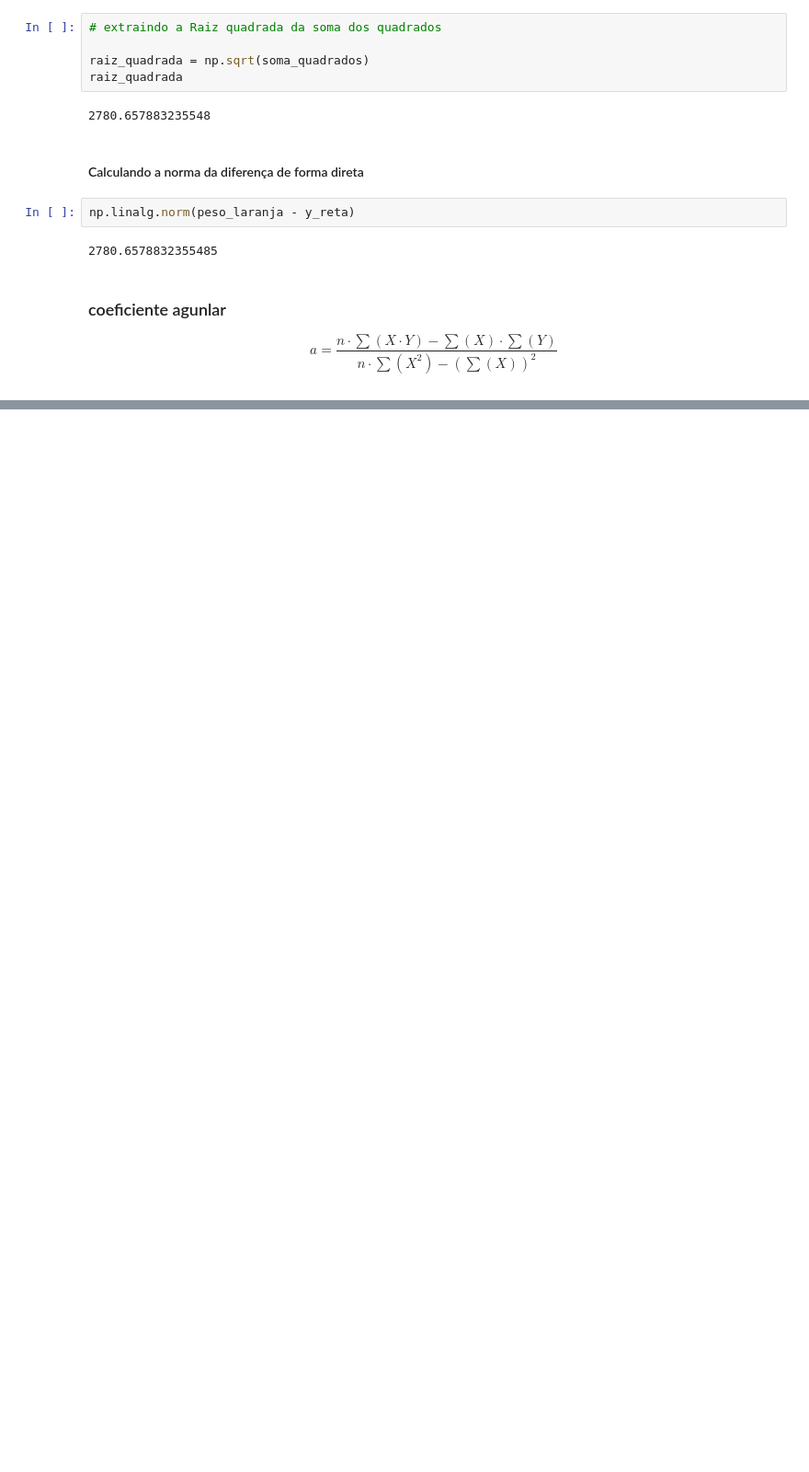
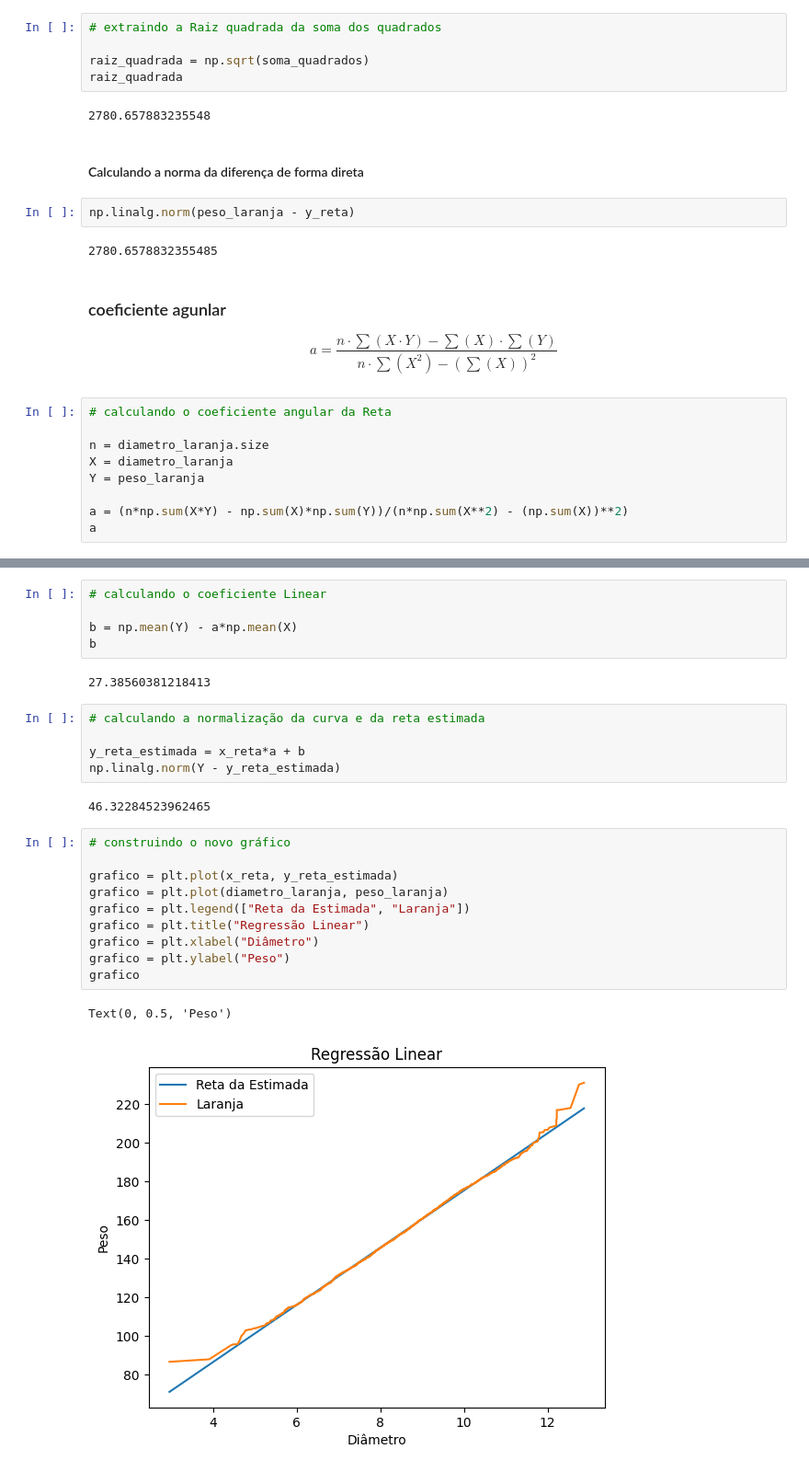
Before and after one commit to MaercioMamedes/numpy_alura, a Jupyter notebook: numpy.ipynb, the cells around one changed output, grey strips where cells are left out. Shown at 92% size. Cells and saved outputs as stored; diff of their text form; blank space fills up the shorter version.

Commit message:
Calculando o coeficiente angular e linear dos dados da Laranja

```diff
--- a/numpy.ipynb
+++ b/numpy.ipynb
@@ -200,3 +200,12 @@ np.linalg.norm(peso_laranja - y_reta)
 \begin{equation}
  a = \frac{{n \cdot \sum(X \cdot Y) - \sum(X) \cdot \sum(Y)}}{{n \cdot \sum(X^2) - (\sum(X))^2}}
 \end{equation}
+# %%
+# calculando o coeficiente angular da Reta
+
+n = diametro_laranja.size
+X = diametro_laranja
+Y = peso_laranja
+
+a = (n*np.sum(X*Y) - np.sum(X)*np.sum(Y))/(n*np.sum(X**2) - (np.sum(X))**2)
+a
@@ -202,0 +220,27 @@ np.linalg.norm(peso_laranja - y_reta)
+# %%
+# calculando o coeficiente Linear
+
+b = np.mean(Y) - a*np.mean(X)
+b
+# %% [output]
+27.38560381218413
+# %%
+# calculando a normalização da curva e da reta estimada
+
+y_reta_estimada = x_reta*a + b
+np.linalg.norm(Y - y_reta_estimada)
+# %% [output]
+46.32284523962465
+# %%
+# construindo o novo gráfico
+
+grafico = plt.plot(x_reta, y_reta_estimada)
+grafico = plt.plot(diametro_laranja, peso_laranja)
+grafico = plt.legend(["Reta da Estimada", "Laranja"])
+grafico = plt.title("Regressão Linear")
+grafico = plt.xlabel("Diâmetro")
+grafico = plt.ylabel("Peso")
+grafico
+# %% [output]
+Text(0, 0.5, 'Peso')
+[figure, added]
```
Also changed, not shown: parts of 2 cells of this notebook.
